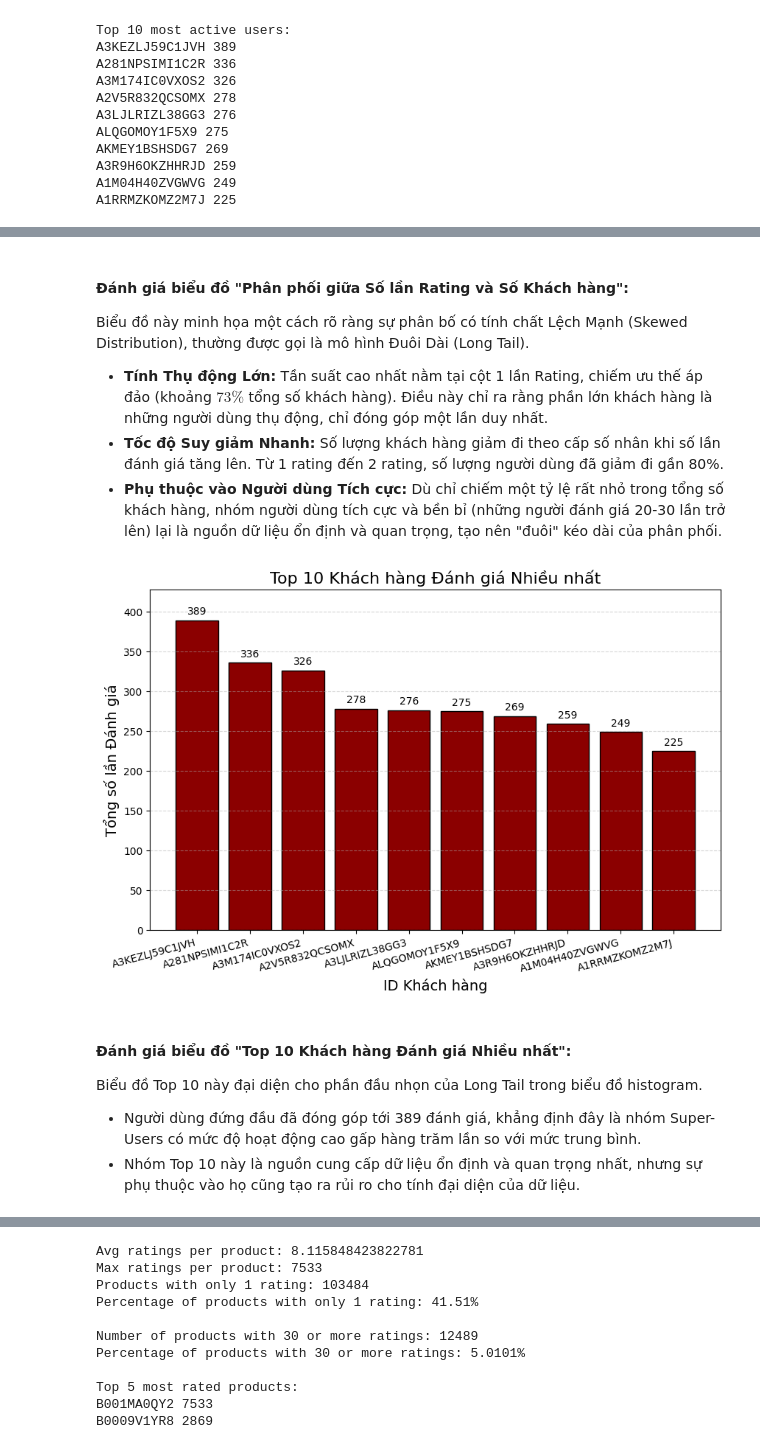
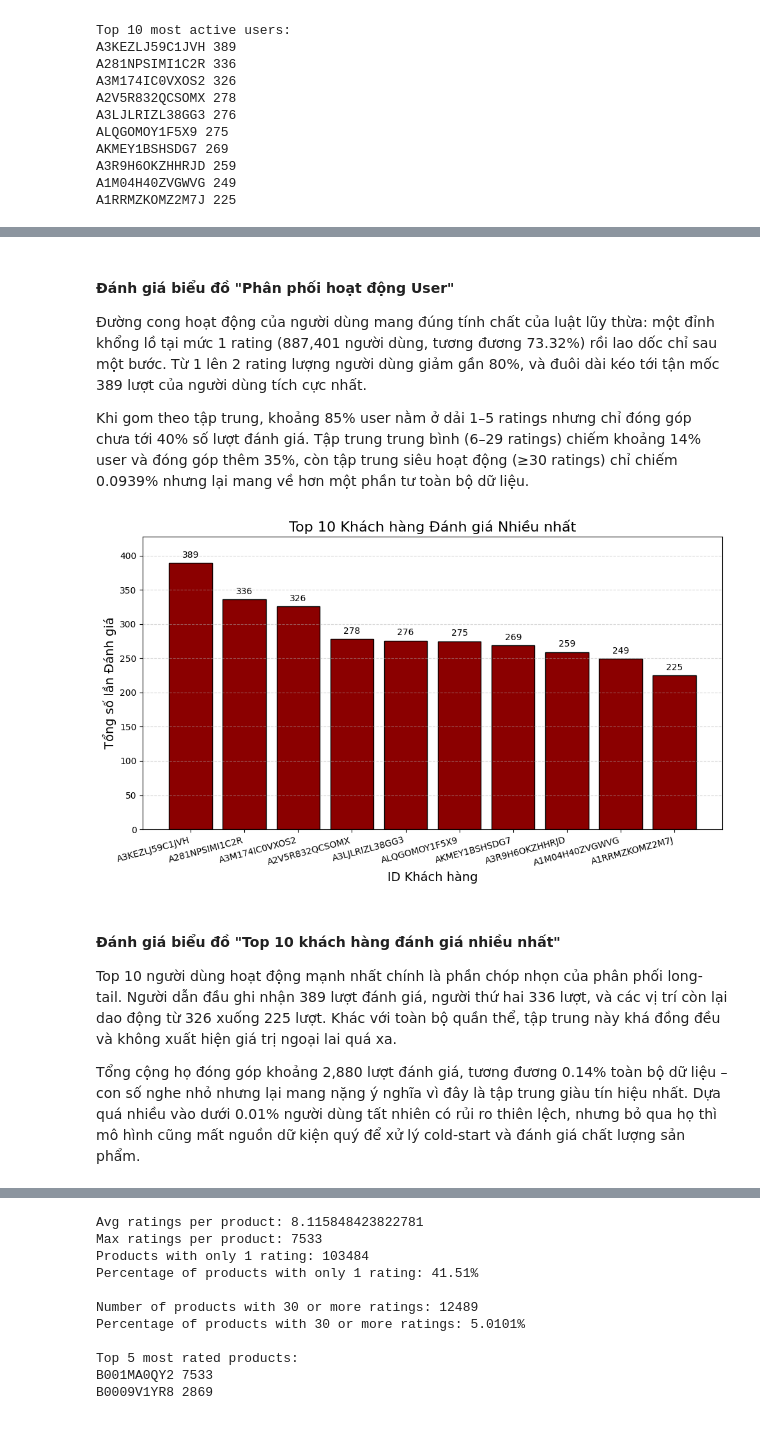
Before and after one commit to Hutaph/amazon-recommender-system, a Jupyter notebook: notebooks/01_data_exploration.ipynb, the cells around one changed output, grey strips where cells are left out. Cells and saved outputs as stored; diff of their text form; code cells hidden in the pictures.

```diff
--- a/notebooks/01_data_exploration.ipynb
+++ b/notebooks/01_data_exploration.ipynb
@@ -149,20 +154,18 @@ Biểu đồ này cho thấy một sự phân bố điểm đánh giá cực k
 # %%
-users = data_raw[:,0]
-total_unique_users = len(unique_users)
-
-unique_users, user_freq = np.unique(users, return_counts=True)
+users = data_clean['UserId']
+unique_users_list, user_freq = np.unique(users, return_counts=True)
 
 print("Avg ratings per user:", np.mean(user_freq))
 print("Max ratings per user:", np.max(user_freq))
 print("Users with only 1 rating:", np.sum(user_freq == 1))
-print("Percentage of users with only 1 rating: {:.2%}".format(np.sum(user_freq == 1)/total_unique_users))
+print("Percentage of users with only 1 rating: {:.2%}".format(np.sum(user_freq == 1)/len(unique_users_list)))
 
 users_30_plus = np.sum(user_freq >= 30)
 print(f"\nNumber of users with 30 or more ratings: {users_30_plus}")
-print(f"Percentage of users with 30 or more ratings: {users_30_plus / total_unique_users:.4%}")
+print(f"Percentage of users with 30 or more ratings: {users_30_plus / len(unique_users_list):.4%}")
 
-top_idx = np.argsort(user_freq)[-10:][::-1]  # chỉ số top 5
-top_users = unique_users[top_idx]
+top_idx = np.argsort(user_freq)[-10:][::-1]
+top_users = unique_users_list[top_idx]
 top_counts = user_freq[top_idx]
 print("\nTop 10 most active users:")
 for u, c in zip(top_users, top_counts):
@@ -223,39 +207,17 @@ plt.close()
 # %% [markdown]
-#### Đánh giá biểu đồ "Phân phối giữa Số lần Rating và Số Khách hàng":
-Biểu đồ này minh họa một cách rõ ràng sự phân bố có tính chất Lệch Mạnh (Skewed Distribution), thường được gọi là mô hình Đuôi Dài (Long Tail).
-- **Tính Thụ động Lớn:** Tần suất cao nhất nằm tại cột 1 lần Rating, chiếm ưu thế áp đảo (khoảng $73\%$ tổng số khách hàng). Điều này chỉ ra rằng phần lớn khách hàng là những người dùng thụ động, chỉ đóng góp một lần duy nhất.
-- **Tốc độ Suy giảm Nhanh:** Số lượng khách hàng giảm đi theo cấp số nhân khi số lần đánh giá tăng lên. Từ 1 rating đến 2 rating, số lượng người dùng đã giảm đi gần 80%.
-- **Phụ thuộc vào Người dùng Tích cực:** Dù chỉ chiếm một tỷ lệ rất nhỏ trong tổng số khách hàng, nhóm người dùng tích cực và bền bỉ (những người đánh giá 20-30 lần trở lên) lại là nguồn dữ liệu ổn định và quan trọng, tạo nên "đuôi" kéo dài của phân phối.
+#### Đánh giá biểu đồ "Phân phối hoạt động User"
+
+Đường cong hoạt động của người dùng mang đúng tính chất của luật lũy thừa: một đỉnh khổng lồ tại mức 1 rating (887,401 người dùng, tương đương 73.32%) rồi lao dốc chỉ sau một bước. Từ 1 lên 2 rating lượng người dùng giảm gần 80%, và đuôi dài kéo tới tận mốc 389 lượt của người dùng tích cực nhất.
+
+Khi gom theo tập trung, khoảng 85% user nằm ở dải 1–5 ratings nhưng chỉ đóng góp chưa tới 40% số lượt đánh giá. Tập trung trung bình (6–29 ratings) chiếm khoảng 14% user và đóng góp thêm 35%, còn tập trung siêu hoạt động (≥30 ratings) chỉ chiếm 0.0939% nhưng lại mang về hơn một phần tư toàn bộ dữ liệu.
 # %%
-# Thiết lập biểu đồ
-plt.figure(figsize=(10, 6))
-
-# Vẽ biểu đồ cột
-bars = plt.bar(top_users, top_counts, color='darkred', edgecolor='black')
-
-# Thêm số lượng rating lên trên mỗi cột
-for bar in bars:
-    yval = bar.get_height()
-    plt.text(bar.get_x() + bar.get_width()/2.0, yval + 5, int(yval), ha='center', va='bottom', fontsize=10)
-
-# Thiết lập tiêu đề và nhãn
-plt.title('Top 10 Khách hàng Đánh giá Nhiều nhất', fontsize=16)
-plt.xlabel('ID Khách hàng', fontsize=14)
-plt.ylabel('Tổng số lần Đánh giá', fontsize=14)
-
-# Điều chỉnh giới hạn trục Y
-plt.ylim(0, max(top_counts) * 1.1)
-
-# Xoay nhãn trục X để dễ đọc hơn
-plt.xticks(rotation=15, ha='right')
-plt.grid(axis='y', linestyle='--', alpha=0.5)
-
-plt.show()
+plot_top_users(unique_users_list, user_freq, top_n=10)
 # %% [output]
-[figure, old version]
+[figure, new version]
 # %% [markdown]
-#### Đánh giá biểu đồ  "Top 10 Khách hàng Đánh giá Nhiều nhất":
-Biểu đồ Top 10 này đại diện cho phần đầu nhọn của Long Tail trong biểu đồ histogram.
-- Người dùng đứng đầu đã đóng góp tới 389 đánh giá, khẳng định đây là nhóm Super-Users có mức độ hoạt động cao gấp hàng trăm lần so với mức trung bình.
-- Nhóm Top 10 này là nguồn cung cấp dữ liệu ổn định và quan trọng nhất, nhưng sự phụ thuộc vào họ cũng tạo ra rủi ro cho tính đại diện của dữ liệu.
+#### Đánh giá biểu đồ "Top 10 khách hàng đánh giá nhiều nhất"
+
+Top 10 người dùng hoạt động mạnh nhất chính là phần chóp nhọn của phân phối long-tail. Người dẫn đầu ghi nhận 389 lượt đánh giá, người thứ hai 336 lượt, và các vị trí còn lại dao động từ 326 xuống 225 lượt. Khác với toàn bộ quần thể, tập trung này khá đồng đều và không xuất hiện giá trị ngoại lai quá xa.
+
+Tổng cộng họ đóng góp khoảng 2,880 lượt đánh giá, tương đương 0.14% toàn bộ dữ liệu – con số nghe nhỏ nhưng lại mang nặng ý nghĩa vì đây là tập trung giàu tín hiệu nhất. Dựa quá nhiều vào dưới 0.01% người dùng tất nhiên có rủi ro thiên lệch, nhưng bỏ qua họ thì mô hình cũng mất nguồn dữ kiện quý để xử lý cold-start và đánh giá chất lượng sản phẩm.
 # %% [markdown]
```
Also changed, not shown: parts of 69 cells of this notebook, 10 other files.
